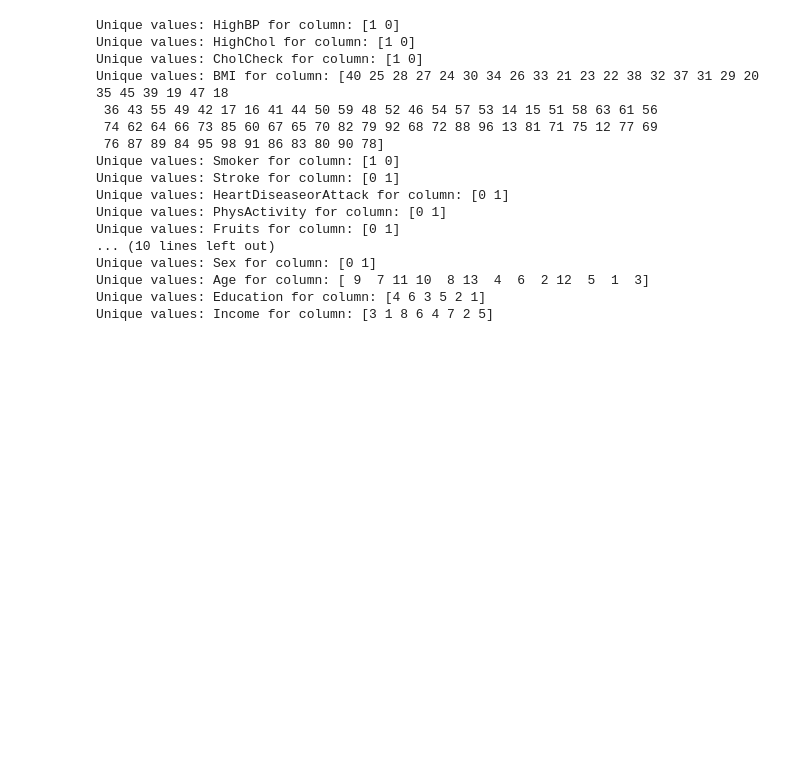
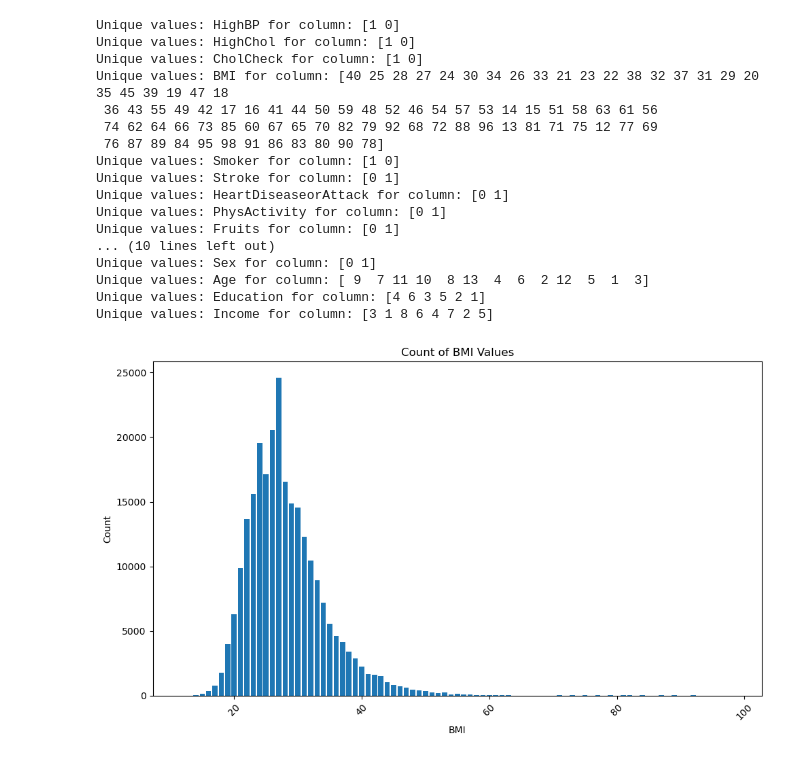
Before and after one commit to lykkelig/Capstone-Two, a Jupyter notebook: Capstone_Two_Diabetic_Prediction.ipynb, the cells around one changed output. Cells and saved outputs as stored; diff of their text form; code cells hidden in the pictures; blank space fills up the shorter version.

```diff
--- a/Capstone_Two_Diabetic_Prediction.ipynb
+++ b/Capstone_Two_Diabetic_Prediction.ipynb
@@ -152,0 +160,26 @@ Unique values: Income for column: [3 1 8 6 4 7 2 5]
+# %%
+# Let's plot the BMI and see how it is distributed by value
+# Count the occurrences of each unique value in the "BMI" column
+bmi_counts = features_df['BMI'].value_counts()
+
+# Create the bar chart
+# Set the figure size
+plt.figure(figsize=(10, 6))
+
+# Plot the bar chart using plt.bar()
+plt.bar(bmi_counts.index, bmi_counts.values)
+
+# Always add labels and titles
+plt.xlabel('BMI')
+plt.ylabel('Count')
+plt.title('Count of BMI Values')
+
+# Rotate x-axis labels for better readability
+plt.xticks(rotation=45)
+
+# Ensure all elements fit within the figure
+plt.tight_layout()
+# Show the plot
+plt.show()
+# %% [output]
+[figure, added]
```
Also changed, not shown: parts of 7 cells of this notebook.
